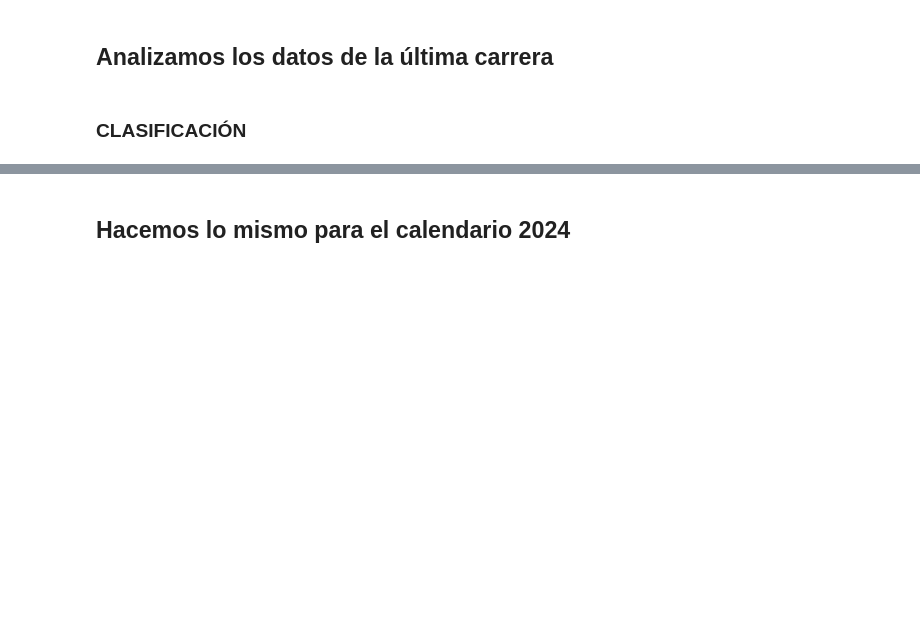
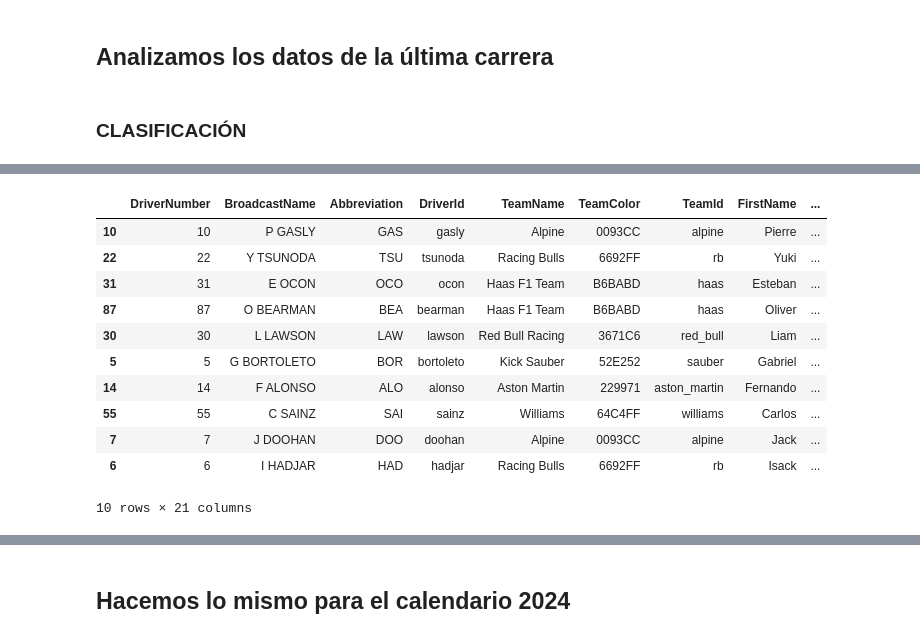
Before and after one commit to Muzquiz10/F1_Analysis, a Jupyter notebook: f1_data.ipynb, the cells around one changed output, grey strips where cells are left out. Saved outputs shown, nothing was run; the diff lists cells and outputs as text; code cells hidden in the pictures; blank space fills up the shorter version.

Commit message:
qualy + race

```diff
--- a/f1_data.ipynb
+++ b/f1_data.ipynb
@@ -163,0 +155,9 @@ core           INFO     Finished loading data for 20 drivers: ['4', '81', '1', '
+# %%
+# Creamos una nueva caché para los datos de la carrera
+os.makedirs('cache_new', exist_ok=True)
+fastf1.Cache.enable_cache('cache_new')
+
+# Ahora intenta obtener la sesión de carrera otra vez
+race_session = fastf1.get_session(2025, last_race['RoundNumber'], "R")
+race_session.load()
+df_race = race_session.results
@@ -163,0 +179,15 @@ core           INFO     Finished loading data for 20 drivers: ['4', '81', '1', '
+# %%
+df_race.tail(10)
+# %% [output]
+|  | DriverNumber | BroadcastName | Abbreviation | DriverId | TeamName | TeamColor | TeamId | FirstName | ... |
+| 10 | 10 | P GASLY | GAS | gasly | Alpine | 0093CC | alpine | Pierre | ... |
+| 22 | 22 | Y TSUNODA | TSU | tsunoda | Racing Bulls | 6692FF | rb | Yuki | ... |
+| 31 | 31 | E OCON | OCO | ocon | Haas F1 Team | B6BABD | haas | Esteban | ... |
+| 87 | 87 | O BEARMAN | BEA | bearman | Haas F1 Team | B6BABD | haas | Oliver | ... |
+| 30 | 30 | L LAWSON | LAW | lawson | Red Bull Racing | 3671C6 | red_bull | Liam | ... |
+| 5 | 5 | G BORTOLETO | BOR | bortoleto | Kick Sauber | 52E252 | sauber | Gabriel | ... |
+| 14 | 14 | F ALONSO | ALO | alonso | Aston Martin | 229971 | aston_martin | Fernando | ... |
+| 55 | 55 | C SAINZ | SAI | sainz | Williams | 64C4FF | williams | Carlos | ... |
+| 7 | 7 | J DOOHAN | DOO | doohan | Alpine | 0093CC | alpine | Jack | ... |
+| 6 | 6 | I HADJAR | HAD | hadjar | Racing Bulls | 6692FF | rb | Isack | ... |
+10 rows × 21 columns
```
Also changed, not shown: parts of 7 cells of this notebook, 34 other files.
